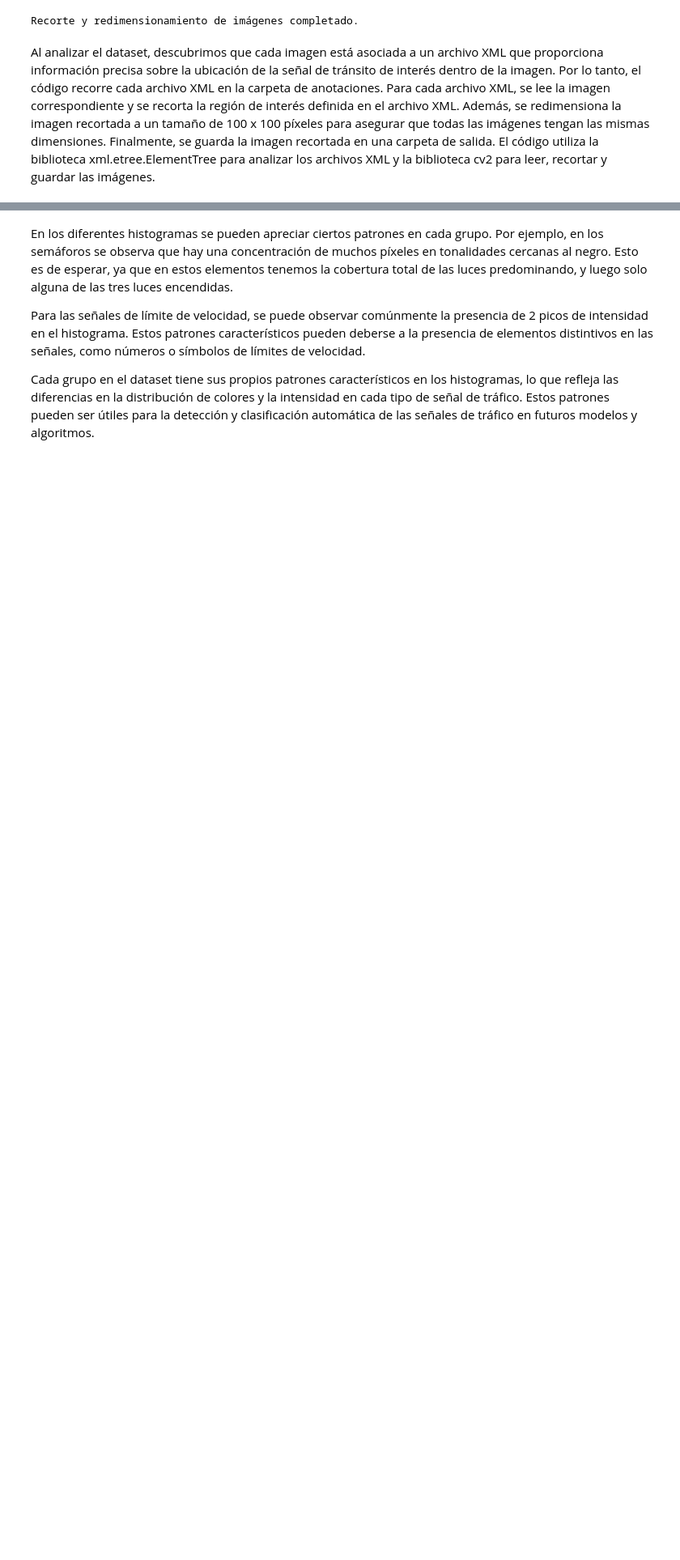
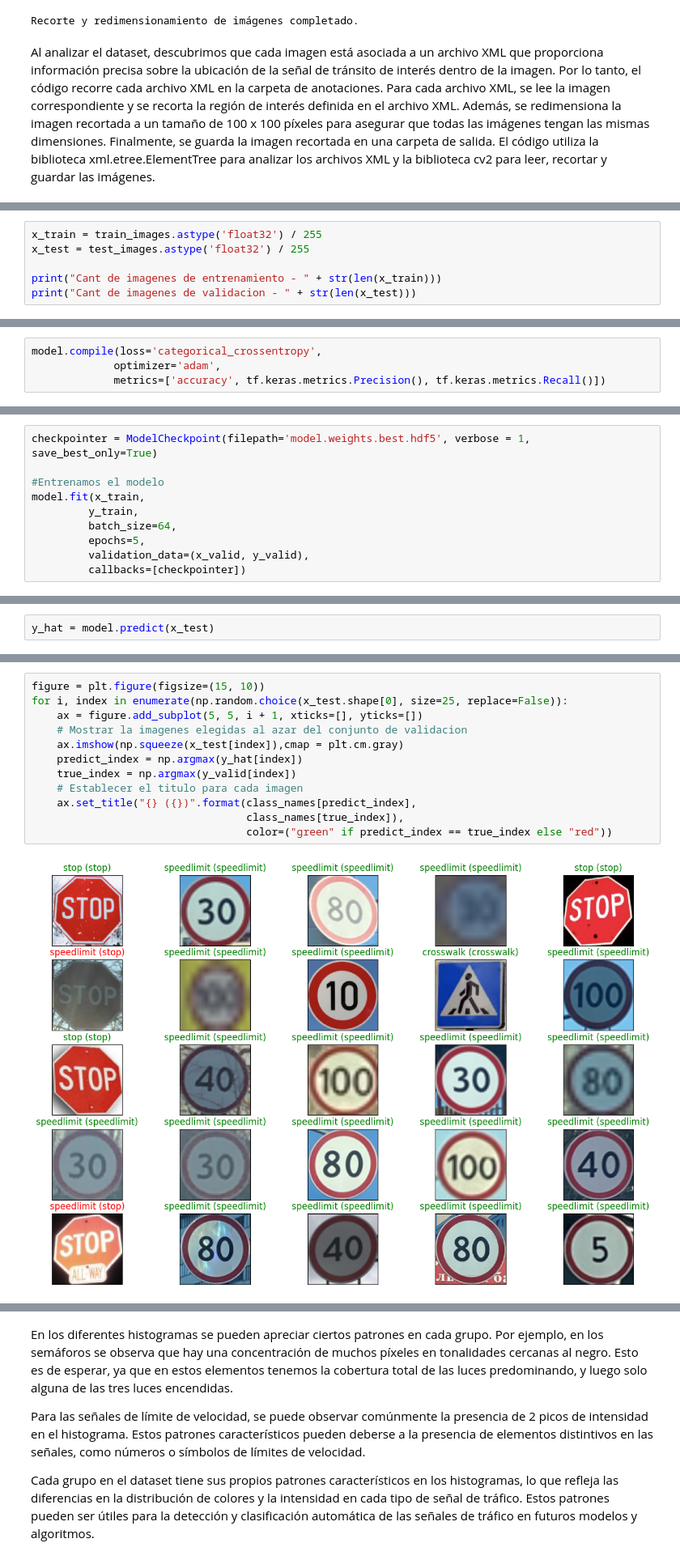
Before and after one commit to LostFrequency2926/ProyectoFinal_SenalesIII, a Jupyter notebook: RoadSignDetection.ipynb, the cells around one changed output, grey strips where cells are left out. Shown at 81% size. Drawn from its saved outputs; the diff is of its cells as text; blank space fills up the shorter version.

```diff
--- a/RoadSignDetection.ipynb
+++ b/RoadSignDetection.ipynb
@@ -107,0 +233,6 @@ Al analizar el dataset, descubrimos que cada imagen está asociada a un archivo
+# %%
+x_train = train_images.astype('float32') / 255
+x_test = test_images.astype('float32') / 255
+
+print("Cant de imagenes de entrenamiento - " + str(len(x_train)))
+print("Cant de imagenes de validacion - " + str(len(x_test)))
@@ -107,0 +329,4 @@ Al analizar el dataset, descubrimos que cada imagen está asociada a un archivo
+# %%
+model.compile(loss='categorical_crossentropy',
+             optimizer='adam',
+             metrics=['accuracy', tf.keras.metrics.Precision(), tf.keras.metrics.Recall()])
@@ -107,0 +345,10 @@ Al analizar el dataset, descubrimos que cada imagen está asociada a un archivo
+# %%
+checkpointer = ModelCheckpoint(filepath='model.weights.best.hdf5', verbose = 1, save_best_only=True)
+
+#Entrenamos el modelo
+model.fit(x_train,
+         y_train,
+         batch_size=64,
+         epochs=5,
+         validation_data=(x_valid, y_valid),
+         callbacks=[checkpointer])
@@ -107,0 +408,2 @@ Al analizar el dataset, descubrimos que cada imagen está asociada a un archivo
+# %%
+y_hat = model.predict(x_test)
@@ -107,0 +412,14 @@ Al analizar el dataset, descubrimos que cada imagen está asociada a un archivo
+# %%
+figure = plt.figure(figsize=(15, 10))
+for i, index in enumerate(np.random.choice(x_test.shape[0], size=25, replace=False)):
+    ax = figure.add_subplot(5, 5, i + 1, xticks=[], yticks=[])
+    # Mostrar la imagenes elegidas al azar del conjunto de validacion
+    ax.imshow(np.squeeze(x_test[index]),cmap = plt.cm.gray)
+    predict_index = np.argmax(y_hat[index])
+    true_index = np.argmax(y_valid[index])
+    # Establecer el titulo para cada imagen
+    ax.set_title("{} ({})".format(class_names[predict_index],
+                                  class_names[true_index]),
+                                  color=("green" if predict_index == true_index else "red"))
+# %% [output]
+[figure, added]
```
Also changed, not shown: parts of 64 cells of this notebook, 4 other files.
